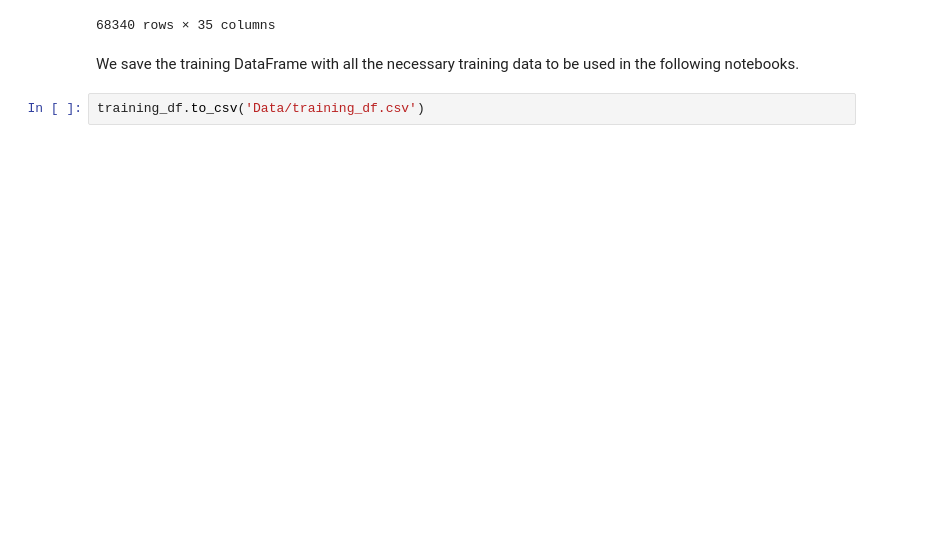
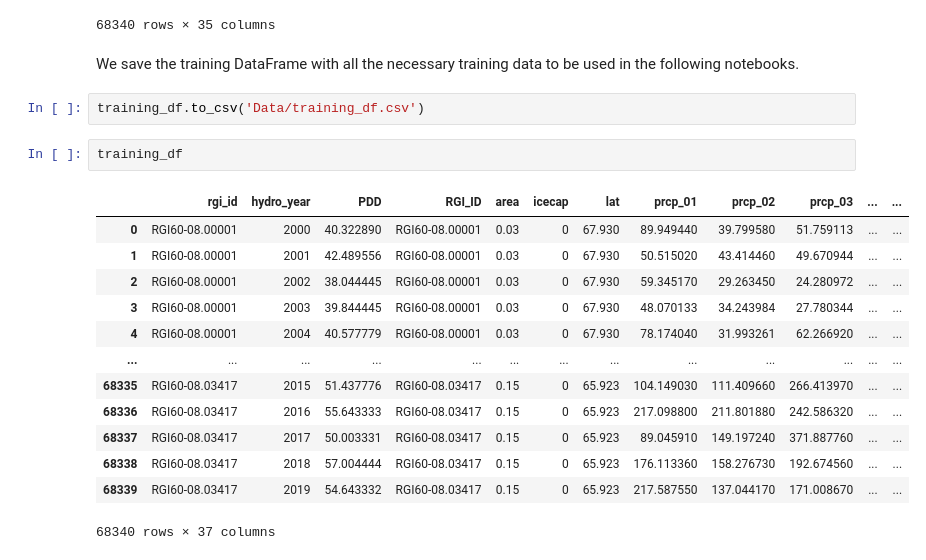
Before and after one commit to Machine-Learning-in-Glaciology-Workshop/Project_MB_Regression, a Jupyter notebook: 1_Preprocessing.ipynb, the cells around one changed output. Drawn from its saved outputs; the diff is of its cells as text; blank space fills up the shorter version.

```diff
--- a/1_Preprocessing.ipynb
+++ b/1_Preprocessing.ipynb
@@ -438,3 +438,19 @@ training_df
 We save the training DataFrame with all the necessary training data to be used in the following notebooks.
 # %%
 training_df.to_csv('Data/training_df.csv')
+# %%
+training_df
+# %% [output]
+|  | rgi_id | hydro_year | PDD | RGI_ID | area | icecap | lat | prcp_01 | prcp_02 | prcp_03 | ... | ... |
+| 0 | RGI60-08.00001 | 2000 | 40.322890 | RGI60-08.00001 | 0.03 | 0 | 67.930 | 89.949440 | 39.799580 | 51.759113 | ... | ... |
+| 1 | RGI60-08.00001 | 2001 | 42.489556 | RGI60-08.00001 | 0.03 | 0 | 67.930 | 50.515020 | 43.414460 | 49.670944 | ... | ... |
+| 2 | RGI60-08.00001 | 2002 | 38.044445 | RGI60-08.00001 | 0.03 | 0 | 67.930 | 59.345170 | 29.263450 | 24.280972 | ... | ... |
+| 3 | RGI60-08.00001 | 2003 | 39.844445 | RGI60-08.00001 | 0.03 | 0 | 67.930 | 48.070133 | 34.243984 | 27.780344 | ... | ... |
+| 4 | RGI60-08.00001 | 2004 | 40.577779 | RGI60-08.00001 | 0.03 | 0 | 67.930 | 78.174040 | 31.993261 | 62.266920 | ... | ... |
+| ... | ... | ... | ... | ... | ... | ... | ... | ... | ... | ... | ... | ... |
+| 68335 | RGI60-08.03417 | 2015 | 51.437776 | RGI60-08.03417 | 0.15 | 0 | 65.923 | 104.149030 | 111.409660 | 266.413970 | ... | ... |
+| 68336 | RGI60-08.03417 | 2016 | 55.643333 | RGI60-08.03417 | 0.15 | 0 | 65.923 | 217.098800 | 211.801880 | 242.586320 | ... | ... |
+| 68337 | RGI60-08.03417 | 2017 | 50.003331 | RGI60-08.03417 | 0.15 | 0 | 65.923 | 89.045910 | 149.197240 | 371.887760 | ... | ... |
+| 68338 | RGI60-08.03417 | 2018 | 57.004444 | RGI60-08.03417 | 0.15 | 0 | 65.923 | 176.113360 | 158.276730 | 192.674560 | ... | ... |
+| 68339 | RGI60-08.03417 | 2019 | 54.643332 | RGI60-08.03417 | 0.15 | 0 | 65.923 | 217.587550 | 137.044170 | 171.008670 | ... | ... |
+68340 rows × 37 columns
```
Also changed, not shown: parts of 1 cell of this notebook, 5 other files.
